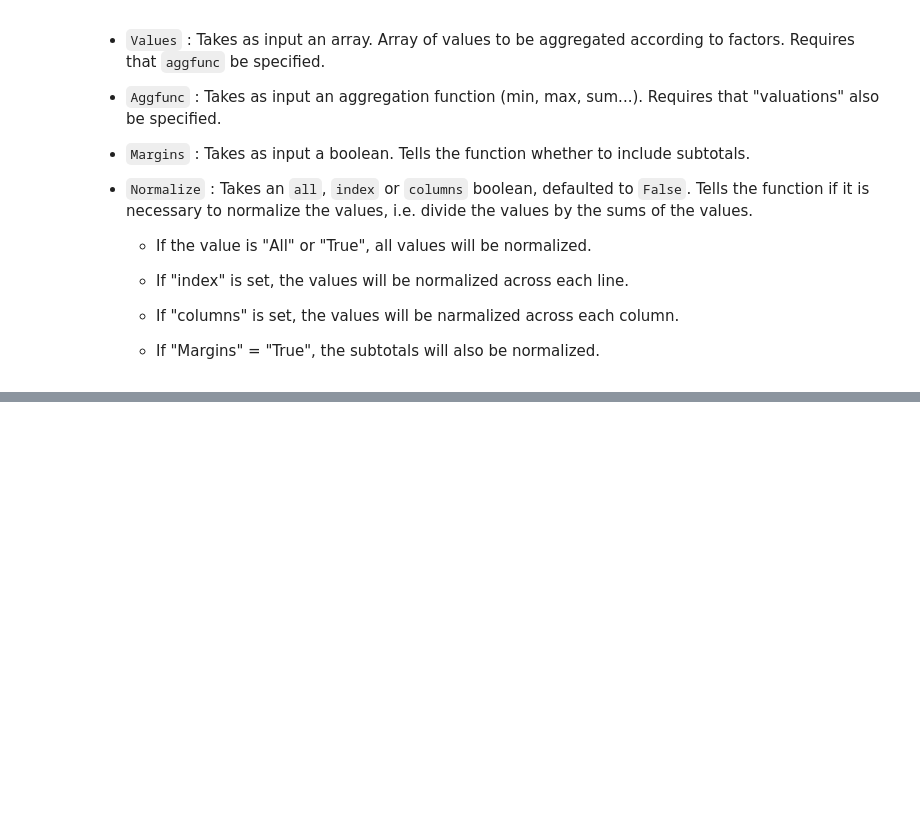
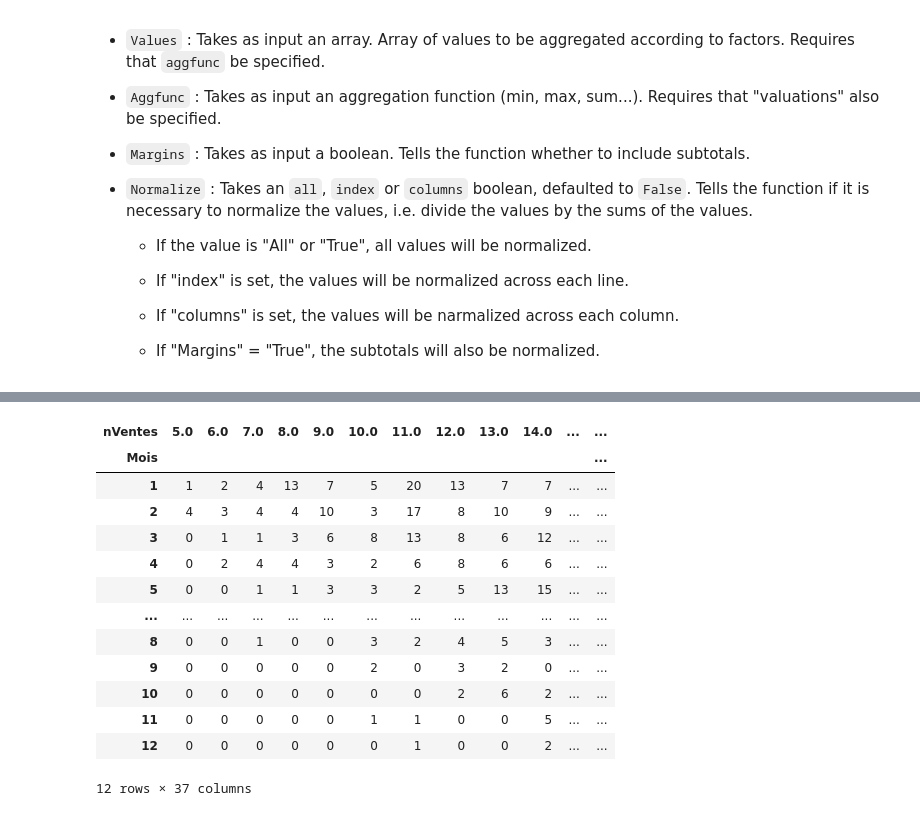
Before and after one commit to JeffreyXieCn/LearnAIML, a Jupyter notebook: Python/PythonTraining/Part2-NumpyAndPanda/HEC_python_part2a.ipynb, the cells around one changed output, grey strips where cells are left out. Cells and saved outputs as stored; diff of their text form; code cells hidden in the pictures; blank space fills up the shorter version.

```diff
--- a/Python/PythonTraining/Part2-NumpyAndPanda/HEC_python_part2a.ipynb
+++ b/Python/PythonTraining/Part2-NumpyAndPanda/HEC_python_part2a.ipynb
@@ -1150,0 +1247,17 @@ pd.crosstab(index = vendeurs.Mois, columns = vendeurs.Bonus)
+# %%
+pd.crosstab(index = vendeurs.Mois, columns = vendeurs.nVentes)
+# %% [output]
+| nVentes | 5.0 | 6.0 | 7.0 | 8.0 | 9.0 | 10.0 | 11.0 | 12.0 | 13.0 | 14.0 | ... | ... |
+| Mois |  |  |  |  |  |  |  |  |  |  |  | ... |
+| 1 | 1 | 2 | 4 | 13 | 7 | 5 | 20 | 13 | 7 | 7 | ... | ... |
+| 2 | 4 | 3 | 4 | 4 | 10 | 3 | 17 | 8 | 10 | 9 | ... | ... |
+| 3 | 0 | 1 | 1 | 3 | 6 | 8 | 13 | 8 | 6 | 12 | ... | ... |
+| 4 | 0 | 2 | 4 | 4 | 3 | 2 | 6 | 8 | 6 | 6 | ... | ... |
+| 5 | 0 | 0 | 1 | 1 | 3 | 3 | 2 | 5 | 13 | 15 | ... | ... |
+| ... | ... | ... | ... | ... | ... | ... | ... | ... | ... | ... | ... | ... |
+| 8 | 0 | 0 | 1 | 0 | 0 | 3 | 2 | 4 | 5 | 3 | ... | ... |
+| 9 | 0 | 0 | 0 | 0 | 0 | 2 | 0 | 3 | 2 | 0 | ... | ... |
+| 10 | 0 | 0 | 0 | 0 | 0 | 0 | 0 | 2 | 6 | 2 | ... | ... |
+| 11 | 0 | 0 | 0 | 0 | 0 | 1 | 1 | 0 | 0 | 5 | ... | ... |
+| 12 | 0 | 0 | 0 | 0 | 0 | 0 | 1 | 0 | 0 | 2 | ... | ... |
+12 rows × 37 columns
```
Also changed, not shown: parts of 23 cells of this notebook.
